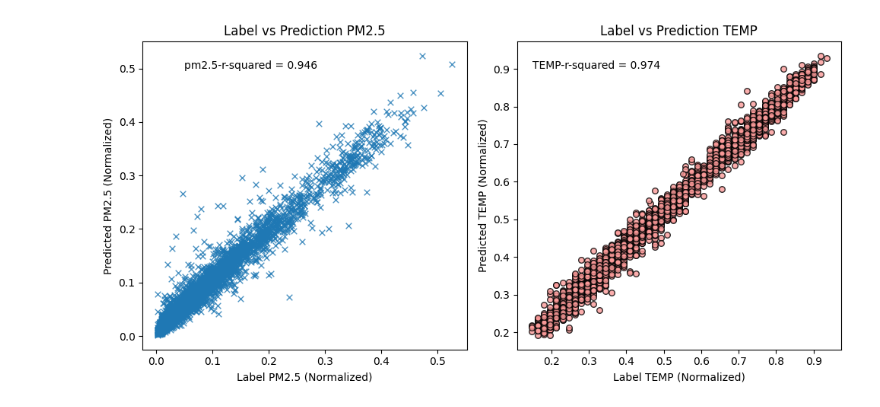
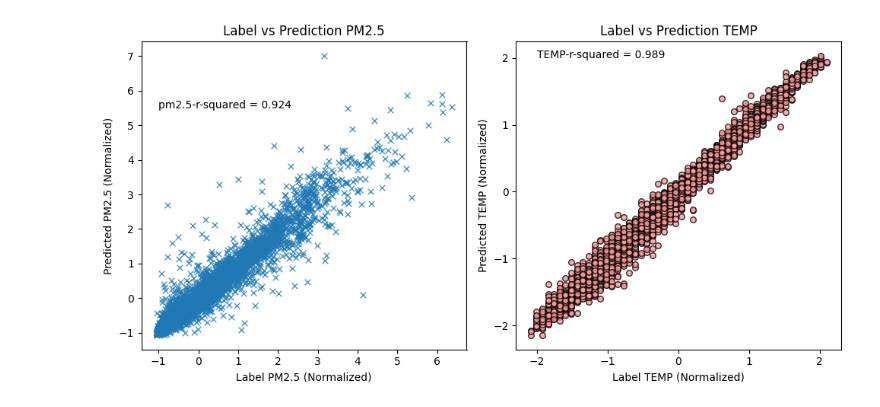
Before and after one commit to TingWang835/NN_test_build, a Jupyter notebook: airpollution_LSTM_lightning.ipynb, the cells around one changed output. Drawn from its saved outputs; the diff is of its cells as text; code cells hidden in the pictures.

Commit message:
LSTM v2.0: convert datetime to periodicals (sin/cos),  added sliding window for dataset

```diff
--- a/airpollution_LSTM_lightning.ipynb
+++ b/airpollution_LSTM_lightning.ipynb
@@ -15,7 +17,8 @@ import warnings
 from model.LSTM import L_LSTM_MSE as LSTM
 # %%
 # model setting
-model = LSTM(input_size=14, hidden_size=20, num_layers=2, output_size=2)
+model = LSTM(input_size=14, hidden_size=28, num_layers=2, output_size=2)
+window_size = 72  # determined sliding window size
 torch.manual_seed = 81
 epochs = 50
 batch_size = 32
@@ -106,3 +146,32 @@ test_loader = DataLoader(test_dataset, shuffle=False, batch_size=batch_size)
+# %%
+# convert X, y into dataloader
+input = torch.FloatTensor(X)
+label = torch.FloatTensor(y)
+
+# train test split
+train_input, temp_input, train_label, temp_label = train_test_split(
+    input,
+    label,
+    test_size=0.3,
+    shuffle=False,  # no shuffle for time series
+    random_state=81,
+)
+
+test_input, val_input, test_label, val_label = train_test_split(
+    temp_input,
+    temp_label,
+    test_size=0.5,
+    shuffle=False,
+    random_state=81,
+)
+train_dataset = TensorDataset(train_input, train_label)
+test_dataset = TensorDataset(test_input, test_label)
+val_dataset = TensorDataset(val_input, val_label)
+# dataloader
+train_loader = DataLoader(train_dataset, shuffle=False, batch_size=batch_size)
+# no shuffle bc time series data
+test_loader = DataLoader(test_dataset, shuffle=False, batch_size=batch_size)
+val_loader = DataLoader(val_dataset, shuffle=False, batch_size=batch_size)
 # %%
 # training
 trainer = L.Trainer(max_epochs=epochs, log_every_n_steps=log_every_n_step)
@@ -111,7 +180,7 @@ tuner = L.pytorch.tuner.Tuner(trainer)
 lr_find_results = tuner.lr_find(
     model,
     train_dataloaders=train_loader,
-    min_lr=0.001,
+    min_lr=0.00001,
     max_lr=1.0,
     early_stop_threshold=None,
 )
@@ -176,43 +249,43 @@ plt.scatter(
     marker="x",  # marker shape
     s=30,  # marker size
     c="#1f78b4",  # marker color hex code (blue)
-    # edgecolors="black",  # axis color (not for unfilled marker)
+    # edgecolors="black",  # marker edge color (not for unfilled marker)
     linewidths=1,  # axis width
     alpha=0.80,  # axis alpha
 )
 plt.title("Label vs Prediction PM2.5")
 plt.xlabel("Label PM2.5 (Normalized)")
 plt.ylabel("Predicted PM2.5 (Normalized)")
 plt.annotate(
     "pm2.5-r-squared = {:.3f}".format(r2_score(test_label[:, 0], test_res[:, 0])),
-    (0.05, 0.5),
+    (-1, 5.5),
 )
 # (0,1) argument are x and y coordinate on the graph
 
 plt.subplot(1, 2, 2)
 plt.scatter(
     test_label[:, 1],
     test_res[:, 1],
     marker="o",  # marker shape
     s=30,  # marker size
     c="#fb9a99",  # marker color hex code (grapefruit)
-    edgecolors="black",  # axis color
+    edgecolors="black",  # marker edge color
     linewidths=1,  # axis width
     alpha=0.80,  # axis alpha
 )
 plt.title("Label vs Prediction TEMP")
 plt.xlabel("Label TEMP (Normalized)")
 plt.ylabel("Predicted TEMP (Normalized)")
 plt.annotate(
     "TEMP-r-squared = {:.3f}".format(r2_score(test_label[:, 1], test_res[:, 1])),
-    (0.15, 0.9),
+    (-2, 2),
 )
 # (0,1) argument are x and y coordinate on the graph
 
 plt.tight_layout()
 plt.show()
 # %% [output]
-[figure, old version]
+[figure, new version]
 # %%
 # save parameters
 torch.save(model.state_dict(), "trained_parameters\l_LSTM_airpollution.pt")
```
Also changed, not shown: parts of 13 cells of this notebook, 3 other files.
